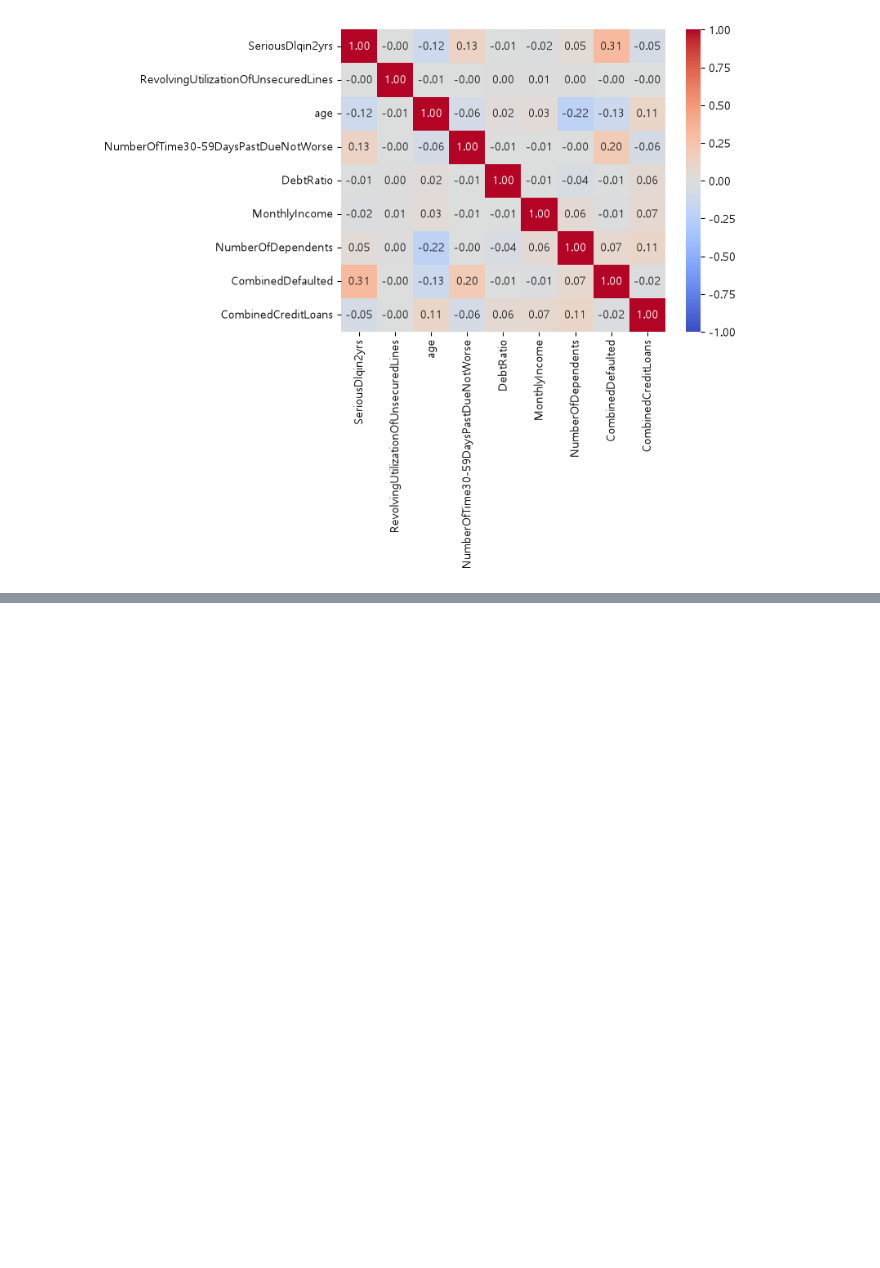
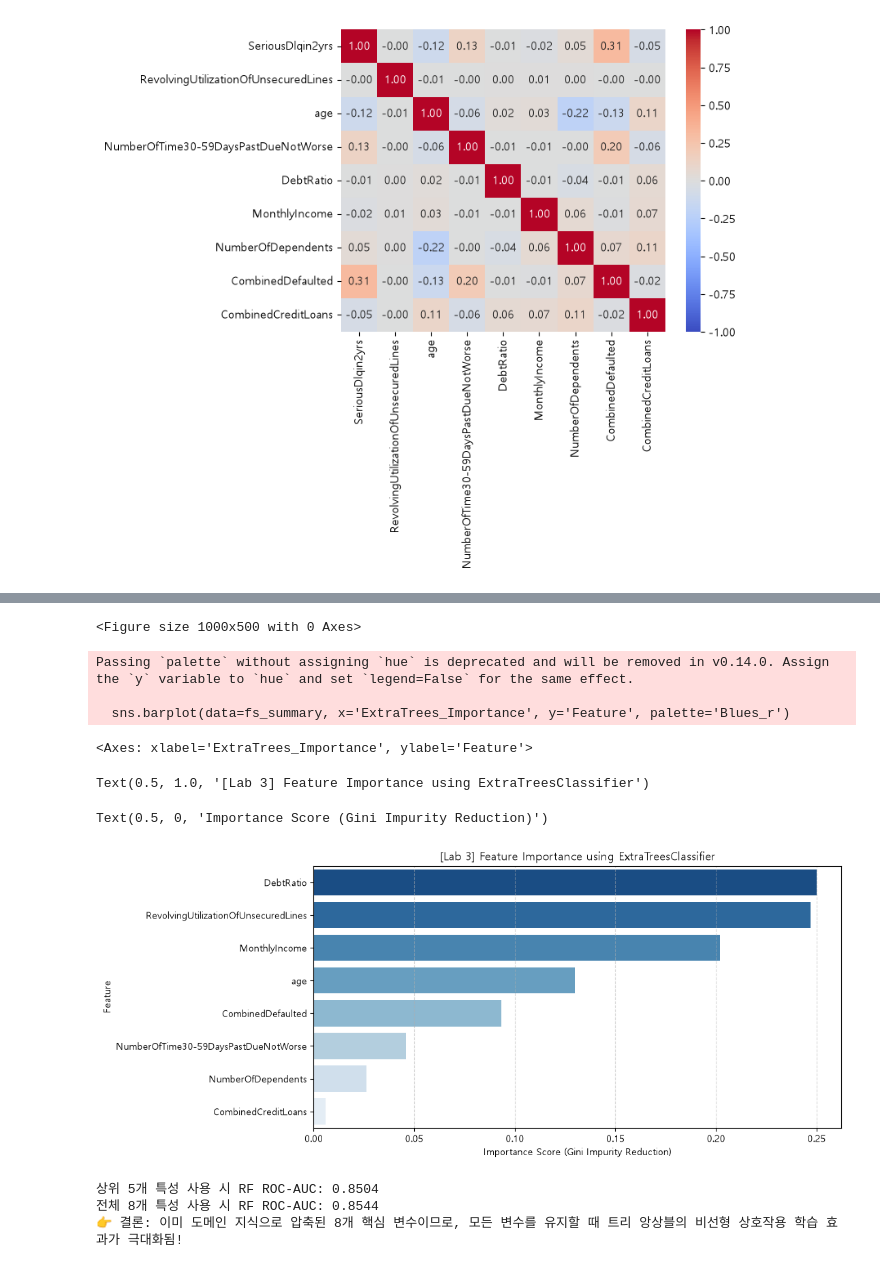
Before and after one commit to Enqlenqkq/GMSC_Assignment, a Jupyter notebook: creditanalysis.ipynb, the cells around one changed output, grey strips where cells are left out. Drawn from its saved outputs; the diff is of its cells as text; code cells hidden in the pictures; blank space fills up the shorter version.

```diff
--- a/creditanalysis.ipynb
+++ b/creditanalysis.ipynb
@@ -169,0 +224,9 @@ array([[<Axes: xlabel='SeriousDlqin2yrs', ylabel='SeriousDlqin2yrs'>,
+# %%
+from sklearn.model_selection import train_test_split
+
+X_train, X_test, Y_train, Y_test = train_test_split(X, Y, test_size=0.2, stratify=Y, random_state=7)
+
+print(f"Train 세트 크기: {X_train.shape}, 부도율: {Y_train.mean()*100:.2f}%")
+
+
+print(f"Test 세트 크기: {X_test.shape}, 부도율: {Y_test.mean()*100:.2f}%")
@@ -169,0 +288,35 @@ array([[<Axes: xlabel='SeriousDlqin2yrs', ylabel='SeriousDlqin2yrs'>,
+# %%
+# [Lab 3] ExtraTrees 특성 중요도 시각화 및 특성 개수(k)에 따른 성능 비교 실험
+plt.figure(figsize=(10, 5))
+sns.barplot(data=fs_summary, x='ExtraTrees_Importance', y='Feature', hue='Feature', palette='Blues_r', legend=False)
+plt.title('[Lab 3] Feature Importance using ExtraTreesClassifier')
+plt.xlabel('Importance Score (Gini Impurity Reduction)')
+plt.grid(axis='x', linestyle='--', alpha=0.5)
+plt.show()
+
+# 상위 5개 특성만 선택했을 때 vs 8개 전체 특성을 사용했을 때 성능 비교 (5-Fold CV)
+from sklearn.model_selection import StratifiedKFold, cross_val_score
+from sklearn.ensemble import RandomForestClassifier
+
+top5_features = fs_summary['Feature'].head(5).tolist()
+cv5 = StratifiedKFold(n_splits=5, shuffle=True, random_state=7)
+
+rf_check = RandomForestClassifier(n_estimators=100, max_depth=10, n_jobs=-1, random_state=7)
+score_top5 = cross_val_score(rf_check, X_train[top5_features], Y_train, cv=cv5, scoring='roc_auc', n_jobs=-1).mean()
+score_all8 = cross_val_score(rf_check, X_train, Y_train, cv=cv5, scoring='roc_auc', n_jobs=-1).mean()
+
+print(f"상위 5개 특성 사용 시 RF ROC-AUC: {score_top5:.4f}")
+print(f"전체 8개 특성 사용 시 RF ROC-AUC: {score_all8:.4f}")
+print("👉 결론: 이미 도메인 지식으로 압축된 8개 핵심 변수이므로, 모든 변수를 유지할 때 트리 앙상블의 비선형 상호작용 학습 효과가 극대화됨!")
+# %% [output]
+<Figure size 1000x500 with 0 Axes>
+Passing `palette` without assigning `hue` is deprecated and will be removed in v0.14.0. Assign the `y` variable to `hue` and set `legend=False` for the same effect.
+
+  sns.barplot(data=fs_summary, x='ExtraTrees_Importance', y='Feature', palette='Blues_r')
+<Axes: xlabel='ExtraTrees_Importance', ylabel='Feature'>
+Text(0.5, 1.0, '[Lab 3] Feature Importance using ExtraTreesClassifier')
+Text(0.5, 0, 'Importance Score (Gini Impurity Reduction)')
+[figure, added]
+상위 5개 특성 사용 시 RF ROC-AUC: 0.8504
+전체 8개 특성 사용 시 RF ROC-AUC: 0.8544
+👉 결론: 이미 도메인 지식으로 압축된 8개 핵심 변수이므로, 모든 변수를 유지할 때 트리 앙상블의 비선형 상호작용 학습 효과가 극대화됨!
```
Also changed, not shown: parts of 26 cells of this notebook, 9 other files.
